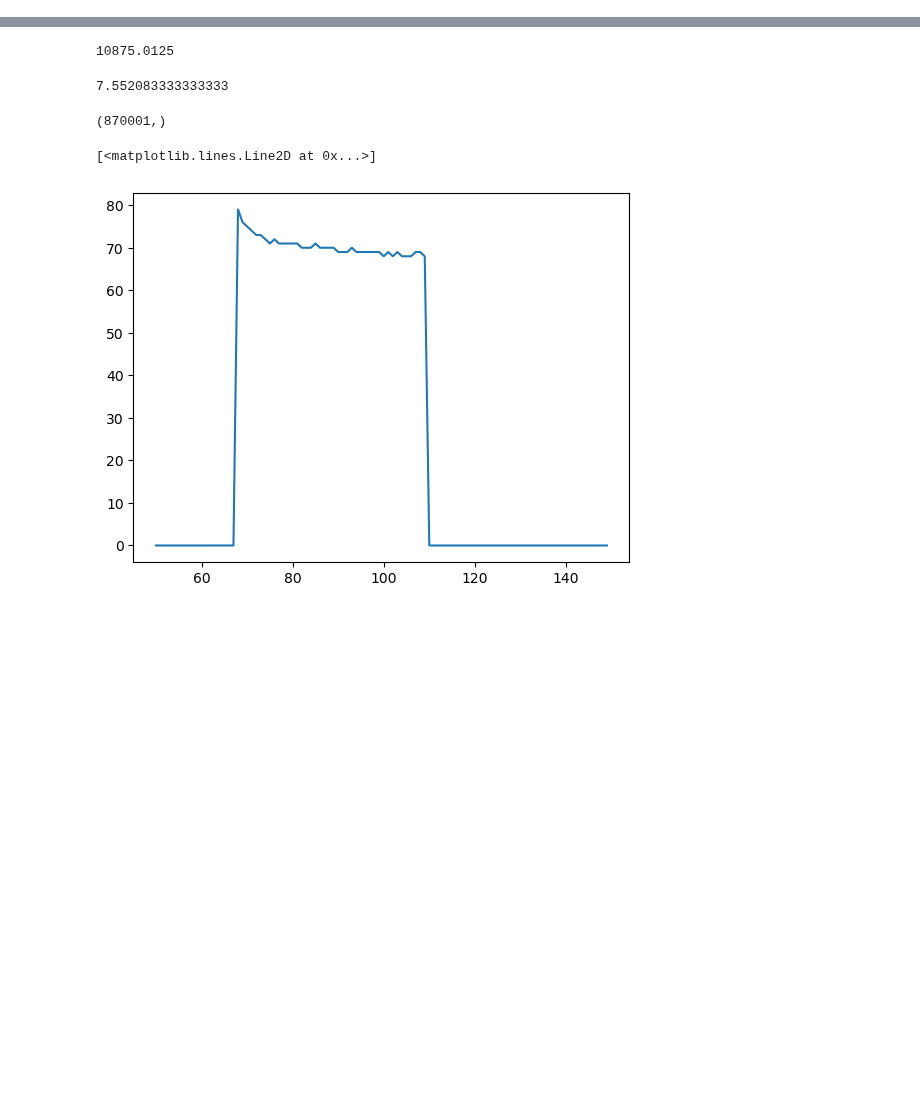
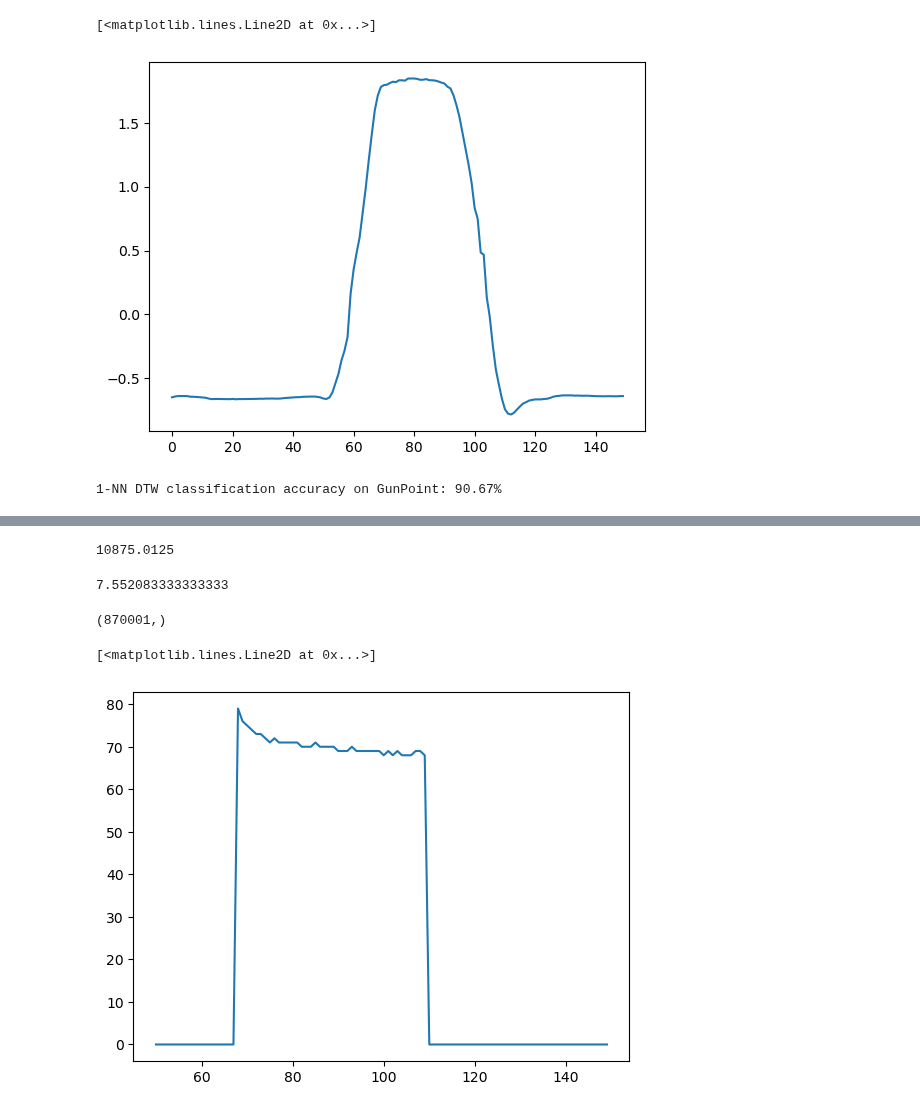
Before and after one commit to cyuab/k-scaling-factor-dtw, a Jupyter notebook: code/testing.ipynb, the cells around one changed output, grey strips where cells are left out. Saved outputs shown, nothing was run; the diff lists cells and outputs as text; code cells hidden in the pictures; blank space fills up the shorter version.

```diff
--- a/code/testing.ipynb
+++ b/code/testing.ipynb
@@ -0,0 +56,28 @@
+# %%
+plt.plot(X_train[0])
+# %% [output]
+[<matplotlib.lines.Line2D at 0x...>]
+[figure, added]
+# %%
+from tslearn.datasets import UCR_UEA_datasets
+from tslearn.neighbors import KNeighborsTimeSeriesClassifier
+from sklearn.metrics import accuracy_score
+
+# Step 1: Load the dataset
+ucr = UCR_UEA_datasets()
+X_train, y_train, X_test, y_test = ucr.load_dataset("GunPoint")
+
+# Step 2: Create a 1-NN classifier using DTW
+knn_dtw = KNeighborsTimeSeriesClassifier(n_neighbors=1, metric="dtw")
+
+# Step 3: Fit the classifier
+knn_dtw.fit(X_train, y_train)
+
+# Step 4: Predict on test data
+y_pred = knn_dtw.predict(X_test)
+
+# Step 5: Evaluate accuracy
+acc = accuracy_score(y_test, y_pred)
+print(f"1-NN DTW classification accuracy on GunPoint: {acc:.2%}")
+# %% [output]
+1-NN DTW classification accuracy on GunPoint: 90.67%
```
Also changed, not shown: parts of 6 cells of this notebook, 25 other files.
